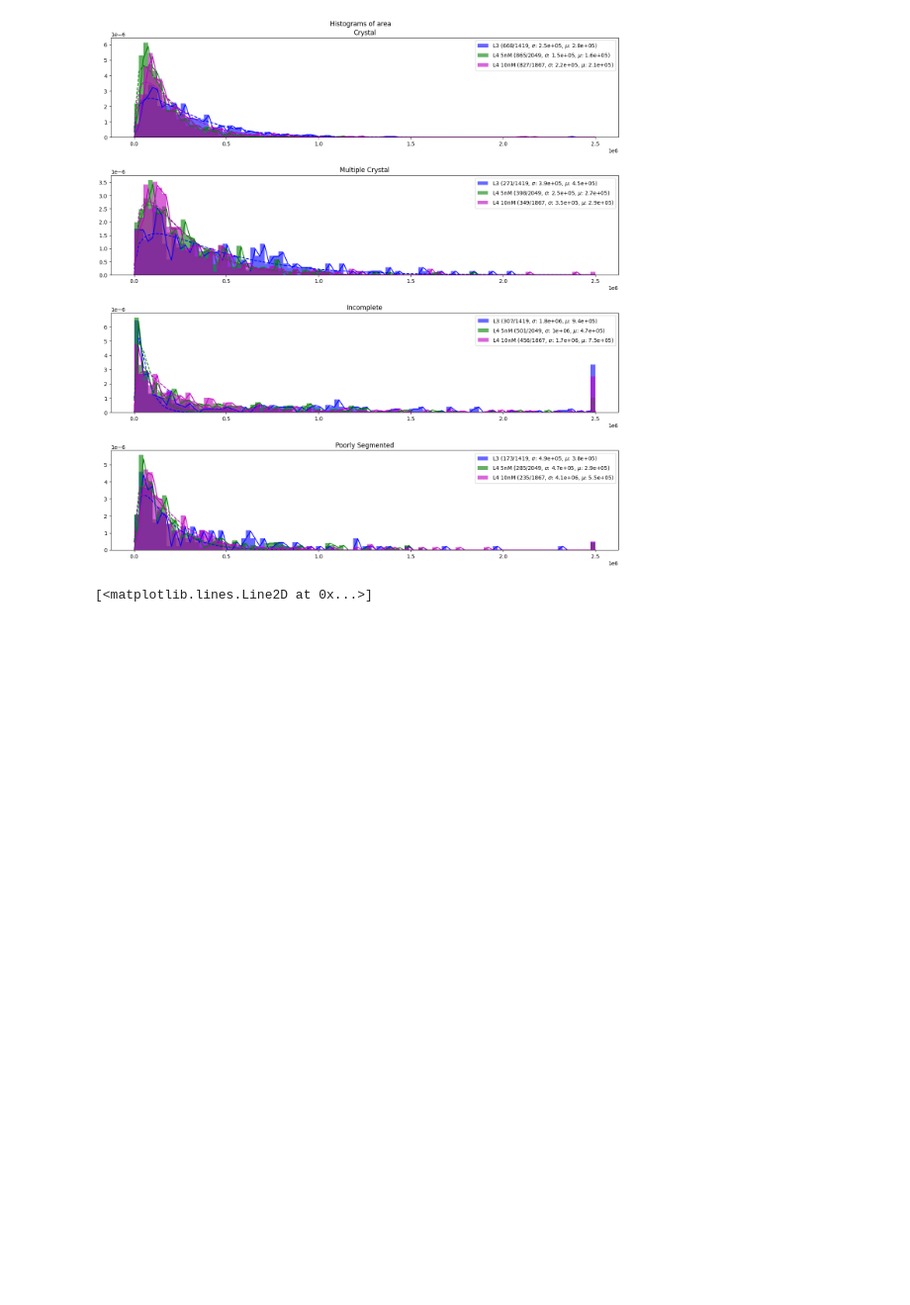
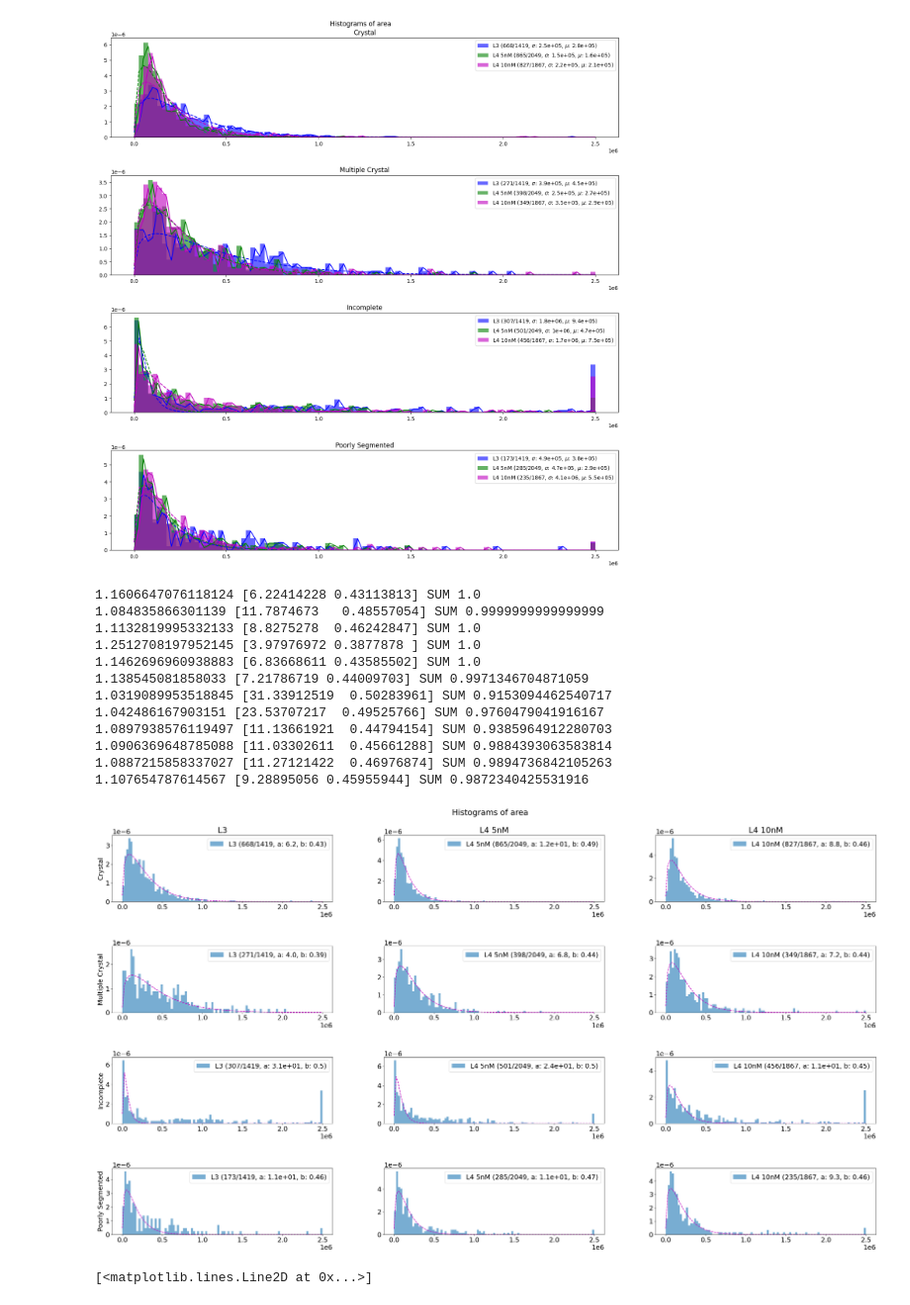
Before and after one commit to jepietryga/colloidal_crystal_ML, a Jupyter notebook: Notebooks/DataViewing_Schultz.ipynb, the cells around one changed output. Shown at 99% size. Drawn from its saved outputs; the diff is of its cells as text; code cells hidden in the pictures; blank space fills up the shorter version.

```diff
--- a/Notebooks/DataViewing_Schultz.ipynb
+++ b/Notebooks/DataViewing_Schultz.ipynb
@@ -188,6 +186,80 @@ L4 10nM
 LOGNORM (8.746491249751486, 8867.486893990685, 9.552396658631558)
 1.107654787614567 [9.28895056 0.45955944] SUM 0.9872340425531916
 [figure]
+# %%
+histogram_features = ['area',
+                     # 'feret_diameter_max'
+                     ]
+
+for histogram_feature in histogram_features:
+    maxed = 2.50*10**6 if histogram_feature == 'area' else 2000
+    fig, ax = plt.subplots(4, len(files),figsize = (32, 18))
+    fig.tight_layout(pad=5.0)
+    fig.suptitle(f'Histograms of {histogram_feature}')
+    class_list = ["Crystal","Multiple Crystal","Incomplete","Poorly Segmented"]
+    histogram_min = min([min(df[histogram_feature]) for df in df_exp])
+    histogram_max = max([max(df[histogram_feature]) for df in df_exp])
+    histogram_bins = np.round(np.linspace(histogram_min,maxed,100))
+    #histogram_bins = np.append(histogram_bins,histogram_max)
+    #histogram_bins = histogram_bins[1:].astype('str')
+    #histogram_bins[-1] += '+'
+    #print(histogram_bins)
+    for ii in np.arange(len(class_list)):
+        for jj,(df,file) in enumerate(list(zip(df_exp,files))):
+            sub_df = df[df["Labels"] == class_list[ii]]
+            x_data = sub_df[histogram_feature]
+            counts = len(x_data)
+            total_counts = len(df)
+            sigma = np.std(x_data)
+            mu = np.mean(x_data)
+            ax_oi = ax[ii,jj]
+
+            freq = get_frequency(sub_df,histogram_bins,histogram_feature)
+            prob = np.array(freq)/((counts)*histogram_bins[0])
+            popt,pcov = curve_fit(schulz_zimm,histogram_bins,prob)
+
+            x_smooth = np.linspace(0,max(x_data),1000)
+
+            ax_oi.plot(histogram_bins,schulz_zimm(histogram_bins,*popt)/100,color=c,linestyle="--")
+            print(1/popt[0]+1,popt[:],"SUM",np.sum(np.array(prob)*histogram_bins[0]))
+
+            ax_oi.hist(np.clip(x_data,histogram_bins[0],histogram_bins[-1]),\
+                        alpha=0.6,label=f'{file} ({counts}/{total_counts}, a: {popt[0]:.2}, b: {popt[1]:.2})'\
+                        ,bins=histogram_bins,density=True)
+            ax_oi.legend()
+
+
+            # Set column title
+            if ii == 0:
+                ax_oi.title.set_text(file)
+            if jj == 0:
+                ax_oi.set_ylabel(class_list[ii])
+        #ax.title.set_text(class_list[ii])
+        #ax.legend()
+
+        #xlabels = histogram_bins[1:].astype(str)
+        #xlabels[-1] += '+'
+
+        #N_labels = len(xlabels)
+        #fig.xlim([0, maxed])
+        #ax[ii].xticks(25 * np.arange(N_labels) + 12.5)
+        #ax[ii].set_xticklabels(xlabels)
+    plt.rcParams.update({'font.size': 18})
+    fig.show()
+# %% [output]
+1.1606647076118124 [6.22414228 0.43113813] SUM 1.0
+1.084835866301139 [11.7874673   0.48557054] SUM 0.9999999999999999
+1.1132819995332133 [8.8275278  0.46242847] SUM 1.0
+1.2512708197952145 [3.97976972 0.3877878 ] SUM 1.0
+1.1462696960938883 [6.83668611 0.43585502] SUM 1.0
+1.138545081858033 [7.21786719 0.44009703] SUM 0.9971346704871059
+1.0319089953518845 [31.33912519  0.50283961] SUM 0.9153094462540717
+1.042486167903151 [23.53707217  0.49525766] SUM 0.9760479041916167
+1.0897938576119497 [11.13661921  0.44794154] SUM 0.9385964912280703
+1.0906369648785088 [11.03302611  0.45661288] SUM 0.9884393063583814
+1.0887215858337027 [11.27121422  0.46976874] SUM 0.9894736842105263
+1.107654787614567 [9.28895056 0.45955944] SUM 0.9872340425531916
+[figure, added]
 # %%
 ln = ss.lognorm(*param)
 pdf = ln.pdf(x_data)
```
Also changed, not shown: parts of 2 cells of this notebook.
